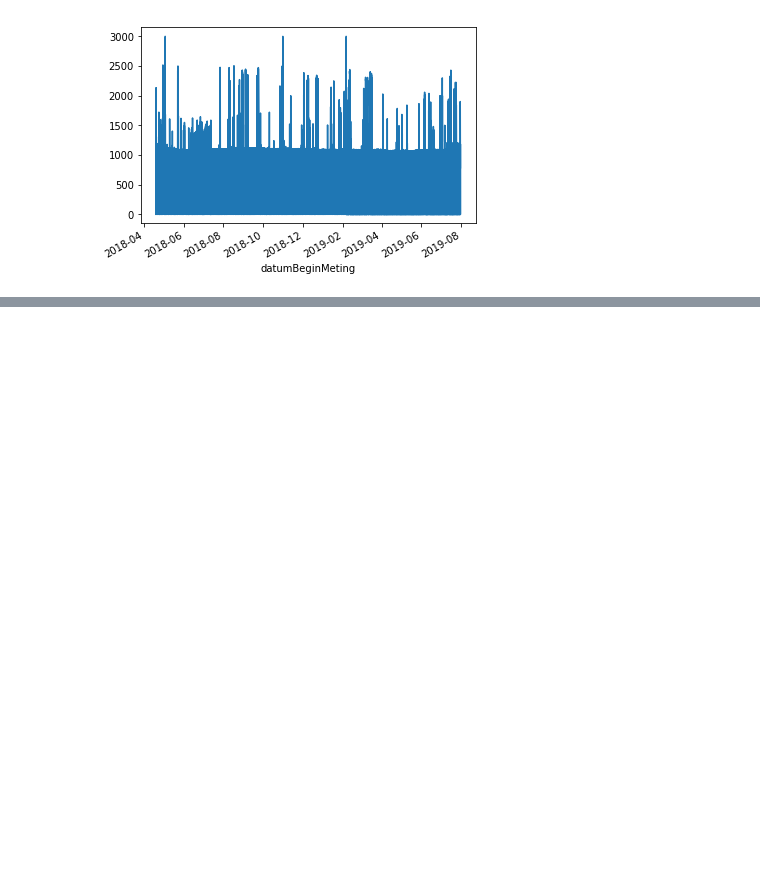
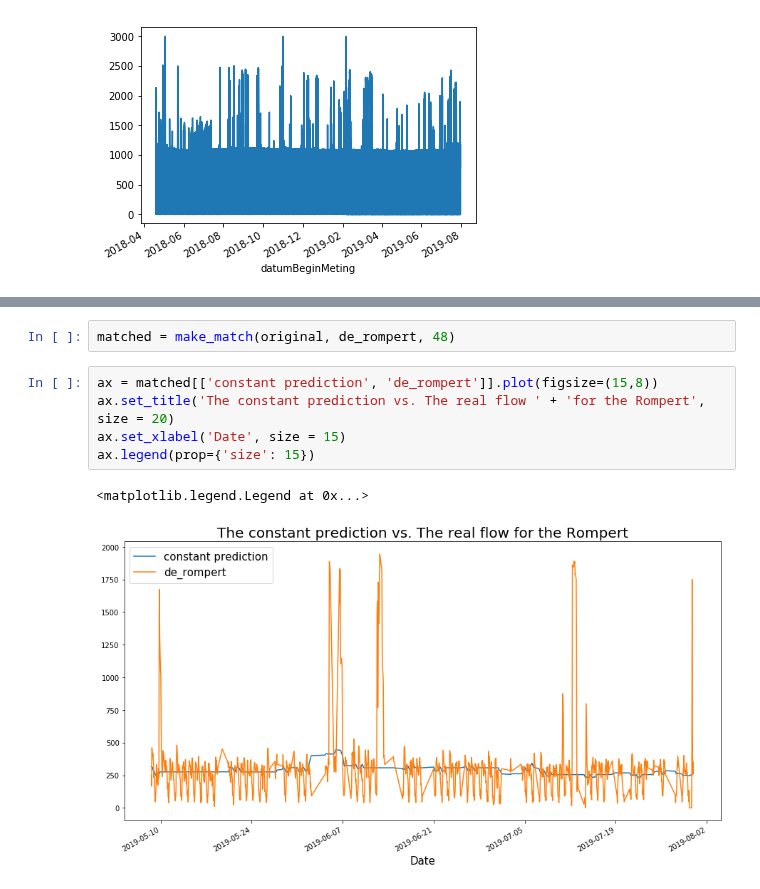
Before and after one commit to Trezorro/waterschap-datachallenge, a Jupyter notebook: Model 2.ipynb, the cells around one changed output, grey strips where cells are left out. Saved outputs shown, nothing was run; the diff lists cells and outputs as text; blank space fills up the shorter version.

```diff
--- a/Model 2.ipynb
+++ b/Model 2.ipynb
@@ -206,0 +211,10 @@ ax.legend(prop={'size': 15})
+# %%
+matched = make_match(original, de_rompert, 48)
+# %%
+ax = matched[['constant prediction', 'de_rompert']].plot(figsize=(15,8))
+ax.set_title('The constant prediction vs. The real flow ' + 'for the Rompert', size = 20)
+ax.set_xlabel('Date', size = 15)
+ax.legend(prop={'size': 15})
+# %% [output]
+<matplotlib.legend.Legend at 0x...>
+[figure, added]
```
Also changed, not shown: parts of 11 cells of this notebook.
